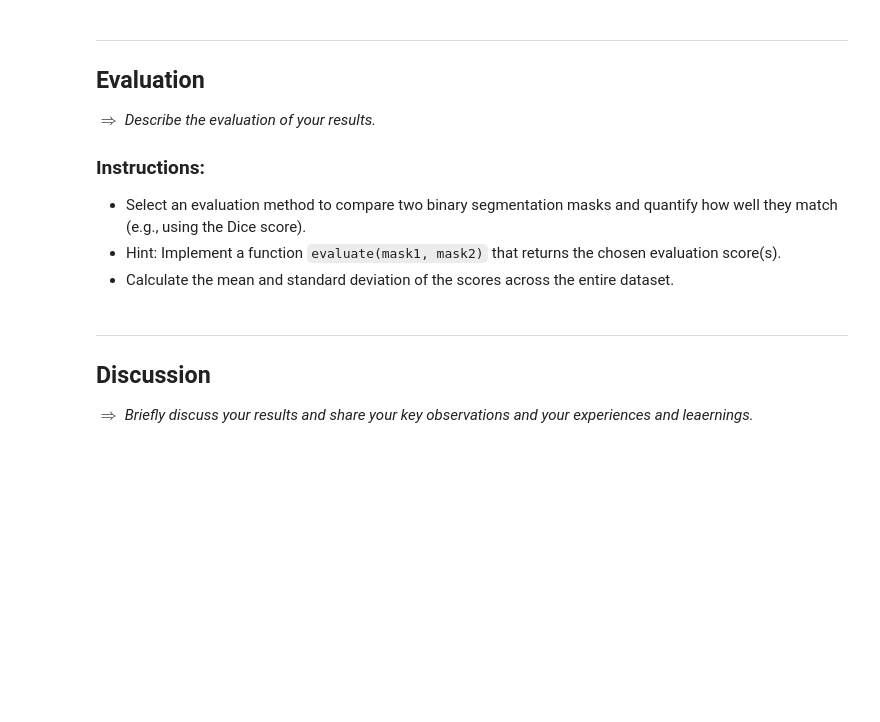
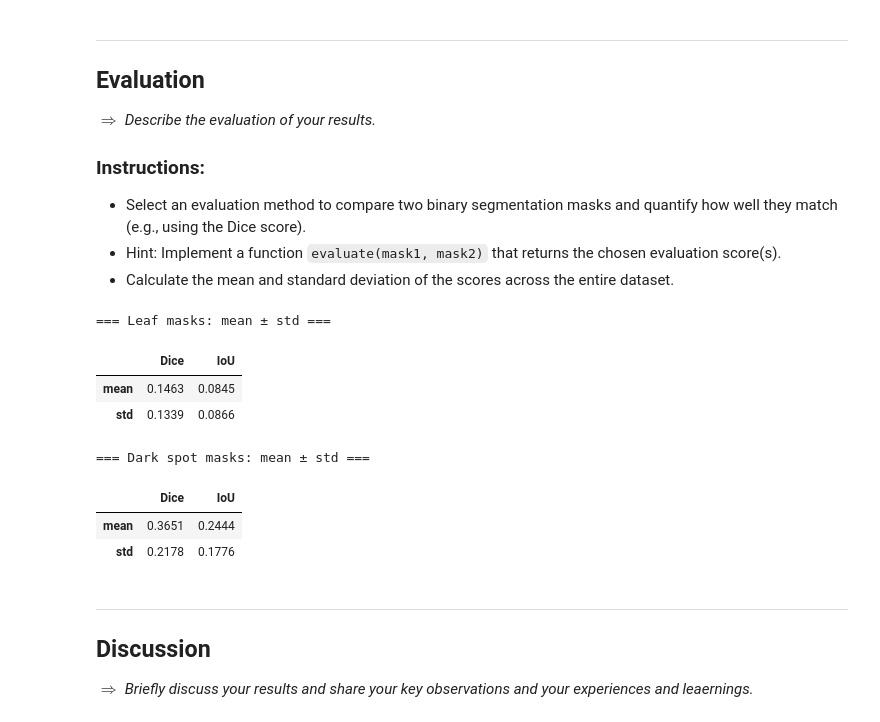
Before and after one commit to majomr/segmentation-co4, a Jupyter notebook: notebook.ipynb, the cells around one changed output. Saved outputs shown, nothing was run; the diff lists cells and outputs as text; code cells hidden in the pictures; blank space fills up the shorter version.

Commit message:
final spots mask and evaluation

```diff
--- a/notebook.ipynb
+++ b/notebook.ipynb
@@ -82,11 +86,9 @@ The aim of this project is therefore to segment the diseased regions on apple le
 The original dataset was provided by Pandian and Gopal (2019) and consists of 1000 images of apple leaves showing symptoms of apple scab. According to the usage license, the dataset can be freely copied, modified, distributed, and used without requiring permission. For this project, the dataset was filtered to include only images captured under shadow conditions, showing flat leaves, and ensuring that each image represents a different leaf. After this selection process, 12 images remained.
 The images were acquired using standard RGB digital photography. The structures of interest are the leaf itself and the dark spots caused by the apple scab fungus.
 # %%
-# Import the 12 selected images of leaves with apple scab
-folder_path_data = "/Users/rebeccasiebeneicher/Documents/Master/Semester_2/CO4/Projekt/Data_Project_CO4/"
-
-images = [cv.imread(os.path.join(folder_path_data, f))
-          for f in sorted(os.listdir(folder_path_data)) if f.endswith(".JPG")]
+# Import the 11 selected images of leaves with apple scab
+images = [cv.imread(os.path.join("data/leaves", f))
+          for f in sorted(os.listdir("data/leaves")) if f.endswith(".JPG")]
 # %% [markdown]
 ---
 
@@ -143,15 +143,17 @@ This process presented several challenges. Upon closer inspection, the dark spot
 
 Additionally, this manual approach is not scalable to larger datasets, as it required approximately 2–6 minutes per image, depending on the number and complexity of the dark spots present.
 # %%
-# Import the 12 manually created masks of the leaves
-folder_path_leaves = "/Users/rebeccasiebeneicher/Documents/Master/Semester_2/CO4/Projekt/Masks/leaves"
-
-manual_masks_leaves = [cv.imread(os.path.join(folder_path_leaves, m))
-          for m in sorted(os.listdir(folder_path_leaves)) if m.endswith(".png")]
+# Import the 11 manually created masks of the leaves
+manual_masks_leaves = [cv.imread(os.path.join("data/manual-leaves", m))
+          for m in sorted(os.listdir("data/manual-leaves")) if m.endswith(".png")]
 
 
-# Imort the 12 manually created masks of the dark spots on the leaves
-folder_path_spots = "/Users/rebeccasiebeneicher/Documents/Master/Semester_2/CO4/Projekt/Masks/dark_spots"
+# Imort the 11 manually created masks of the dark spots on the leaves
+manual_masks_dark_spots = [cv.imread(os.path.join("data/manual-spots", m))
+          for m in sorted(os.listdir("data/manual-spots")) if m.endswith(".png")]
 
-manual_masks_dark_spots = [cv.imread(os.path.join(folder_path_spots, m))
-          for m in sorted(os.listdir(folder_path_spots)) if m.endswith(".png")]
+count = 1
+for (img, manual_leaf, manual_spots) in zip(images, manual_masks_leaves, manual_masks_dark_spots):
+    tools.show_image_chain([img,manual_leaf,manual_spots],
+                           titles=["Image: " + str(count), "Leaf mask", "Spots mask"])
+    count = count + 1
@@ -275,6 +300,12 @@ Healthy V range: 82 - 149
 * Hint: Implement a function `evaluate(mask1, mask2)` that returns the chosen evaluation score(s).
 * Calculate the mean and standard deviation of the scores across the entire dataset.
 # %%
+#Convert to gray scale to have the same shape as the other masks
+gray_manual_leaf_mask = []
+for manual_mask in manual_masks_dark_spots:
+    manual_gray = cv.cvtColor(manual_mask, cv.COLOR_RGB2GRAY)
+    gray_manual_leaf_mask.append(manual_gray)
+
 # Metric functions dice and iou (the code provided during the lecture was used to implement these functions)
 def dice(mask1, mask2):
     """Compute the Dice coefficient. . The input masks should be binary."""
@@ -291,35 +322,44 @@ def iou(mask1, mask2):
     intersection = mask1 & mask2
     union = mask1 | mask2
     return np.sum(intersection)/np.sum(union)
 
 
 # Evaluation function -> here the manually created and the automated masks are compared indivudually using the dice and iou functions
 def evaluate(auto_mask, manual_mask):
     """ If necessary, converts the masks to grayscale and compares the automated mask with the manual mask and returns the Dice and IoU scores."""
     if auto_mask.ndim == 3:
         auto_mask = cv.cvtColor(auto_mask, cv.COLOR_BGR2GRAY)
     if manual_mask.ndim == 3:
         manual_mask = cv.cvtColor(manual_mask, cv.COLOR_BGR2GRAY)
 
     return {"Dice" : dice(auto_mask > 0, manual_mask > 0),
             "IoU" : iou(auto_mask > 0, manual_mask > 0)}
 
 # Calculate the evaluation scores and storing them in a list
 scores_leaves = [evaluate(auto, manual)
-                 for auto, manual in zip(auto_masks_leaves, manual_masks_leaves)]
+                 for auto, manual in zip(automated_leaf_masks, gray_manual_leaf_mask)]
 
 scores_spots = [evaluate(auto, manual)
-                for auto, manual in zip(auto_masks_dark_spots, manual_masks_dark_spots)]
+                for auto, manual in zip(automated_spots_masks, manual_masks_dark_spots)]
 
 #Calculate the mean and the standard deviation across all leaf masks and all dark spots masks
 df_leaves = pd.DataFrame(scores_leaves)
 df_spots = pd.DataFrame(scores_spots)
 
 print("=== Leaf masks: mean ± std ===")
 display(df_leaves.agg(["mean", "std"]).round(4))
 
 print("\n=== Dark spot masks: mean ± std ===")
 display(df_spots.agg(["mean", "std"]).round(4))
+# %% [output]
+=== Leaf masks: mean ± std ===
+|  | Dice | IoU |
+| mean | 0.1463 | 0.0845 |
+| std | 0.1339 | 0.0866 |
+=== Dark spot masks: mean ± std ===
+|  | Dice | IoU |
+| mean | 0.3651 | 0.2444 |
+| std | 0.2178 | 0.1776 |
 # %% [markdown]
 ---
 
```
Also changed, not shown: parts of 14 cells of this notebook, 23 other files.
